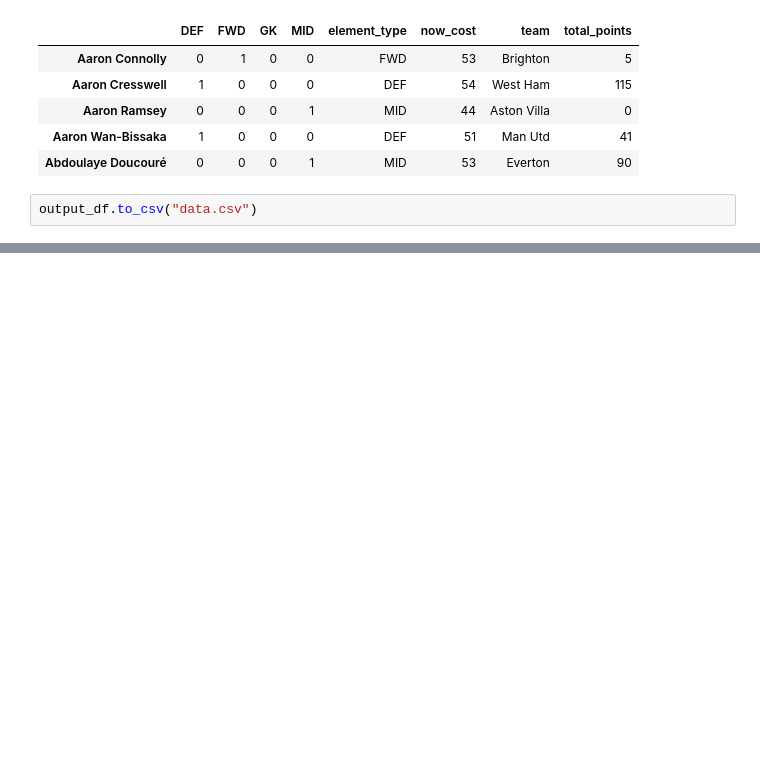
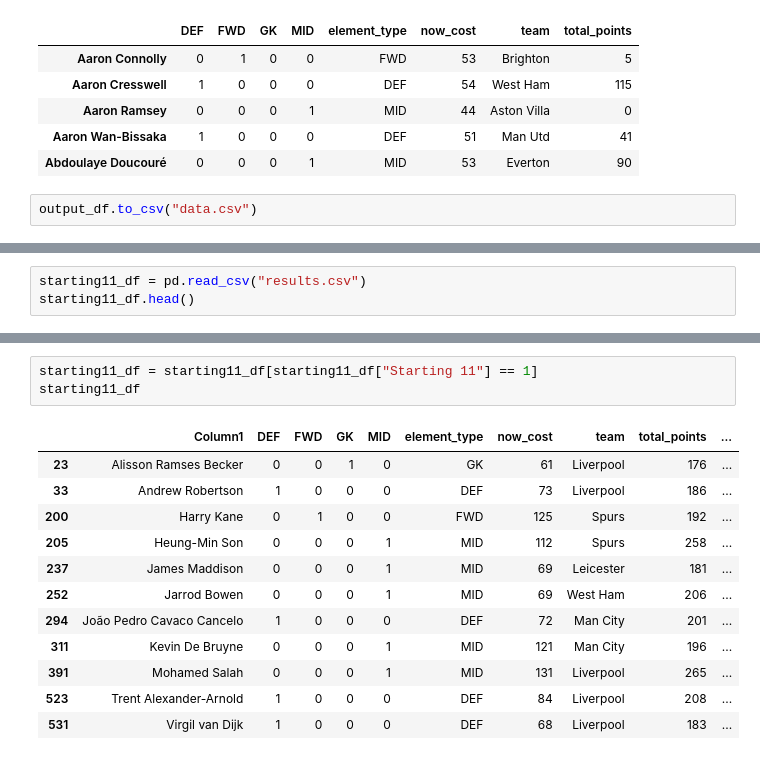
Before and after one commit to yuliangod/Optimisation-1D, a Jupyter notebook: Data processing.ipynb, the cells around one changed output, grey strips where cells are left out. Saved outputs shown, nothing was run; the diff lists cells and outputs as text; blank space fills up the shorter version.

Commit message:
starting 11

```diff
--- a/Data processing.ipynb
+++ b/Data processing.ipynb
@@ -119,0 +122,3 @@ output_df.to_csv("data.csv")
+# %%
+starting11_df = pd.read_csv("results.csv")
+starting11_df.head()
@@ -119,0 +132,16 @@ output_df.to_csv("data.csv")
+# %%
+starting11_df = starting11_df[starting11_df["Starting 11"] == 1]
+starting11_df
+# %% [output]
+|  | Column1 | DEF | FWD | GK | MID | element_type | now_cost | team | total_points | ... |
+| 23 | Alisson Ramses Becker | 0 | 0 | 1 | 0 | GK | 61 | Liverpool | 176 | ... |
+| 33 | Andrew Robertson | 1 | 0 | 0 | 0 | DEF | 73 | Liverpool | 186 | ... |
+| 200 | Harry Kane | 0 | 1 | 0 | 0 | FWD | 125 | Spurs | 192 | ... |
+| 205 | Heung-Min Son | 0 | 0 | 0 | 1 | MID | 112 | Spurs | 258 | ... |
+| 237 | James Maddison | 0 | 0 | 0 | 1 | MID | 69 | Leicester | 181 | ... |
+| 252 | Jarrod Bowen | 0 | 0 | 0 | 1 | MID | 69 | West Ham | 206 | ... |
+| 294 | João Pedro Cavaco Cancelo | 1 | 0 | 0 | 0 | DEF | 72 | Man City | 201 | ... |
+| 311 | Kevin De Bruyne | 0 | 0 | 0 | 1 | MID | 121 | Man City | 196 | ... |
+| 391 | Mohamed Salah | 0 | 0 | 0 | 1 | MID | 131 | Liverpool | 265 | ... |
+| 523 | Trent Alexander-Arnold | 1 | 0 | 0 | 0 | DEF | 84 | Liverpool | 208 | ... |
+| 531 | Virgil van Dijk | 1 | 0 | 0 | 0 | DEF | 68 | Liverpool | 183 | ... |
```
Also changed, not shown: parts of 2 cells of this notebook, 2 other files.
